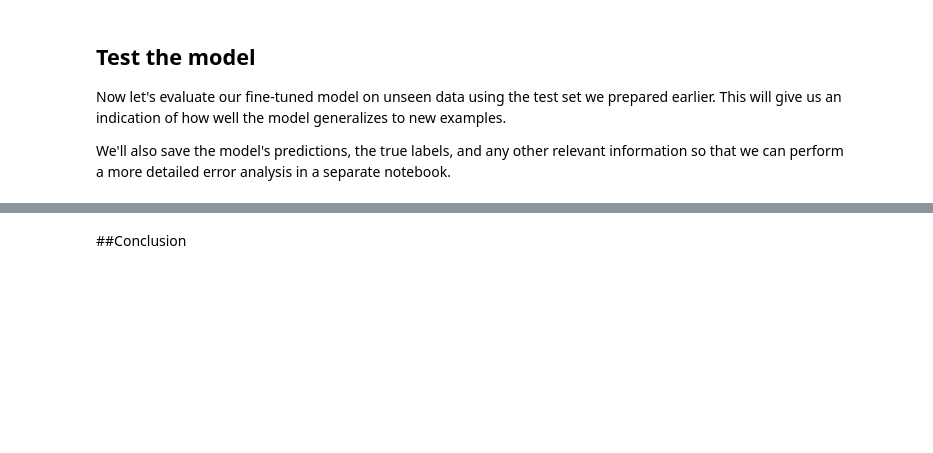
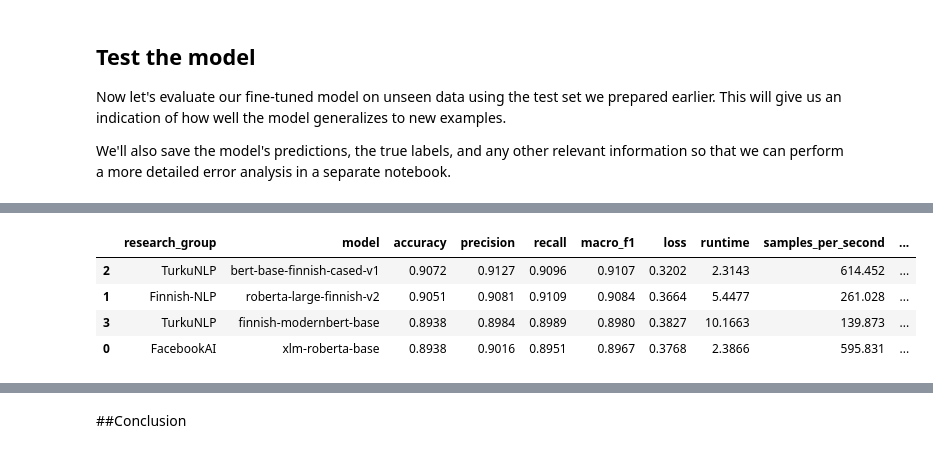
Before and after one commit to rosamariaryh/finnish-nlp-with-transformers, a Jupyter notebook: 2_finnish_finetuning_multi_class_classification.ipynb, the cells around one changed output, grey strips where cells are left out. Cells and saved outputs as stored; diff of their text form; code cells hidden in the pictures; blank space fills up the shorter version.

Commit message:
Adds preliminary results to notebook number 2

```diff
--- a/2_finnish_finetuning_multi_class_classification.ipynb
+++ b/2_finnish_finetuning_multi_class_classification.ipynb
@@ -10,0 +13,9 @@ pip install transformers datasets evaluate pandas
+# %%
+from pathlib import Path
+from google.colab import drive
+drive.mount("/content/drive")
+
+#replace with your path
+PROJECT_ROOT = Path(
+    "/content/drive/MyDrive/NLP"
+)
@@ -391,0 +414,90 @@ Saved evaluation results to: ./evaluation_results/TurkuNLP/finnish-modernbert-ba
+# %%
+from pathlib import Path
+import pandas as pd
+
+# path for eval files
+EVALUATION_DIR = PROJECT_ROOT / "results" / "evaluation"
+# Find metrics.csv
+metric_files = sorted(EVALUATION_DIR.glob("*/*/metrics.csv"))
+
+if not metric_files:
+    raise FileNotFoundError(
+        f"No metrics.csv files found under {EVALUATION_DIR.resolve()}"
+    )
+
+all_metrics = []
+
+for file in metric_files:
+    df = pd.read_csv(file)
+
+    if df.empty:
+        print(f"Skipping empty file: {file}")
+        continue
+
+    metrics = df.iloc[0].to_dict()
+
+    # Remove the "test_" prefix for cleaner column names
+    metrics = {
+        key.removeprefix("test_"): value
+        for key, value in metrics.items()
+    }
+
+    # Extract research group and model name
+    metrics["research_group"] = file.parent.parent.name
+    metrics["model"] = file.parent.name
+
+    all_metrics.append(metrics)
+
+if not all_metrics:
+    raise ValueError("No valid evaluation metrics were found.")
+
+comparison_df = pd.DataFrame(all_metrics)
+
+# Put the most useful columns first
+preferred_columns = [
+    "research_group",
+    "model",
+    "accuracy",
+    "precision",
+    "recall",
+    "macro_f1",
+    "loss",
+    "runtime",
+    "samples_per_second",
+]
+
+ordered_columns = [
+    col for col in preferred_columns
+    if col in comparison_df.columns
+]
+
+# Keep any additional metrics returned by Trainer
+ordered_columns += [
+    col for col in comparison_df.columns
+    if col not in ordered_columns
+]
+
+comparison_df = comparison_df[ordered_columns]
+
+# Sort by macro F1, highest first
+if "macro_f1" in comparison_df.columns:
+    comparison_df = comparison_df.sort_values(
+        "macro_f1", ascending=False
+    )
+
+# Display the results
+display(comparison_df.round(4))
+
+# Save the combined comparison
+output_file = EVALUATION_DIR / "model_comparison.csv"
+output_file.parent.mkdir(parents=True, exist_ok=True)
+comparison_df.to_csv(output_file, index=False)
+
+print(f"Found {len(comparison_df)} model(s).")
+print(f"Comparison saved to: {output_file.resolve()}")
+# %% [output]
+|  | research_group | model | accuracy | precision | recall | macro_f1 | loss | runtime | samples_per_second | ... |
+| 2 | TurkuNLP | bert-base-finnish-cased-v1 | 0.9072 | 0.9127 | 0.9096 | 0.9107 | 0.3202 | 2.3143 | 614.452 | ... |
+| 1 | Finnish-NLP | roberta-large-finnish-v2 | 0.9051 | 0.9081 | 0.9109 | 0.9084 | 0.3664 | 5.4477 | 261.028 | ... |
+| 3 | TurkuNLP | finnish-modernbert-base | 0.8938 | 0.8984 | 0.8989 | 0.8980 | 0.3827 | 10.1663 | 139.873 | ... |
+| 0 | FacebookAI | xlm-roberta-base | 0.8938 | 0.9016 | 0.8951 | 0.8967 | 0.3768 | 2.3866 | 595.831 | ... |
```
Also changed, not shown: parts of 10 cells of this notebook.
